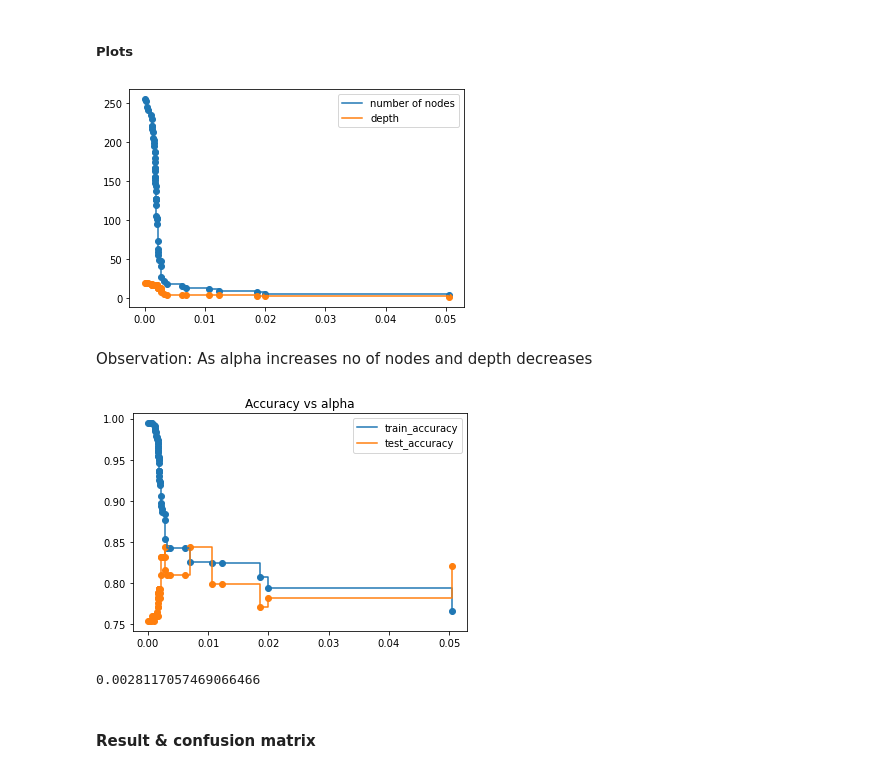
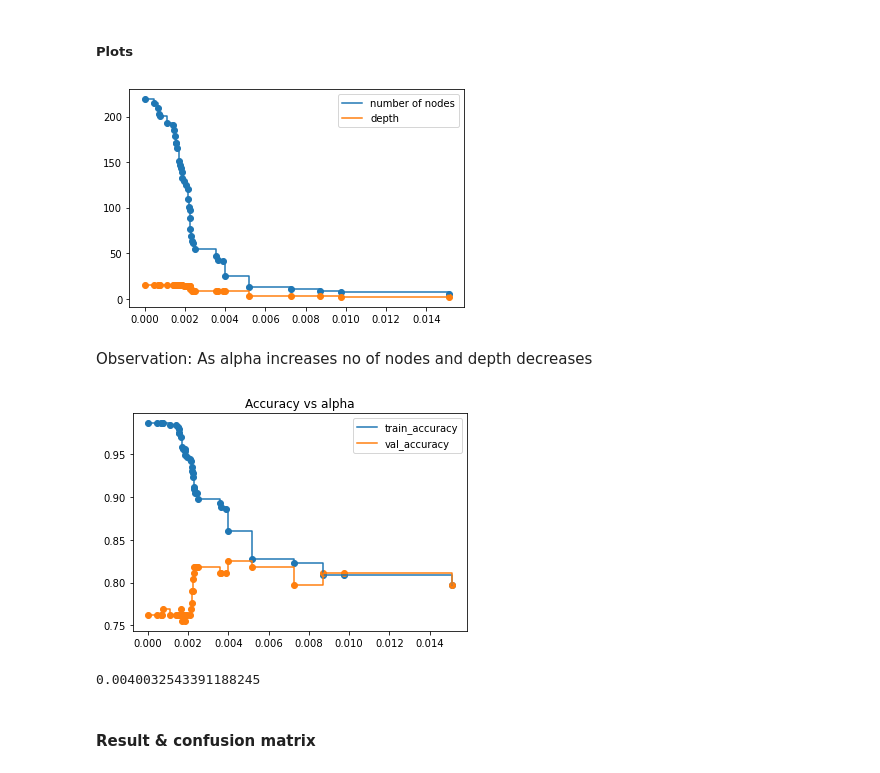
Before and after one commit to oleksii-harmash/the-global-ds-practice, a Jupyter notebook: practice/Models/ID3_Pruning.ipynb, the cells around one changed output. Drawn from its saved outputs; the diff is of its cells as text; code cells hidden in the pictures.

```diff
--- a/practice/Models/ID3_Pruning.ipynb
+++ b/practice/Models/ID3_Pruning.ipynb
@@ -20,7 +20,8 @@ X['Sex'] = X['Sex'].apply(lambda sex: 1 if sex == 'male' else 0)
 # %% [markdown]
 Splitting dataset to train and test
 # %%
-X_train, X_test, y_train, y_test = train_test_split(X, y, stratify=y, random_state=0)
+X_train, X_test, y_train, y_test = train_test_split(X, y, test_size=0.2, random_state=0)
+X_train, X_val, y_train, y_val = train_test_split(X_train, y_train, test_size=0.25, random_state=0)
 # %% [markdown]
 ## 1. Common ID3
 # %% [markdown]
@@ -188,33 +174,33 @@ plt.plot(ccp_alphas, depth, label='depth', drawstyle="steps-post")
 plt.legend()
 plt.show()
 # %% [output]
-[figure, old version]
+[figure, new version]
 # %% [markdown]
 Observation: As alpha increases no of nodes and depth decreases
 # %%
 train_acc = list()
-test_acc = list()
+val_acc = list()
 
 for clf in models:
     train_prun_pred = clf.predict(X_train)
-    test_prun_pred = clf.predict(X_test)
+    val_prun_pred = clf.predict(X_val)
     train_acc.append(accuracy_score(train_prun_pred, y_train))
-    test_acc.append(accuracy_score(test_prun_pred, y_test))
+    val_acc.append(accuracy_score(val_prun_pred, y_val))
 # %%
 plt.scatter(ccp_alphas, train_acc)
-plt.scatter(ccp_alphas, test_acc)
+plt.scatter(ccp_alphas, val_acc)
 plt.plot(ccp_alphas, train_acc, label='train_accuracy', drawstyle="steps-post")
-plt.plot(ccp_alphas, test_acc, label='test_accuracy', drawstyle="steps-post")
+plt.plot(ccp_alphas, val_acc, label='val_accuracy', drawstyle="steps-post")
 plt.legend()
 plt.title('Accuracy vs alpha')
 plt.show()
 # %% [output]
-[figure, old version]
+[figure, new version]
 # %%
 # find best alpha
-ccp_alphas[test_acc.index(max(test_acc))]
+ccp_alphas[val_acc.index(max(val_acc))]
 # %% [output]
-0.0028117057469066466
+0.0040032543391188245
 # %% [markdown]
 #### Result & confusion matrix
 # %%
```
Also changed, not shown: parts of 16 cells of this notebook.
